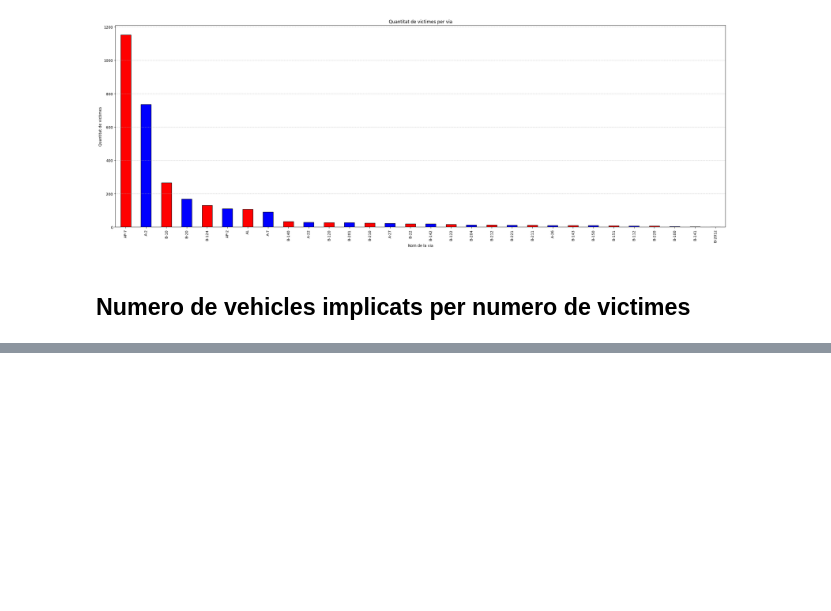
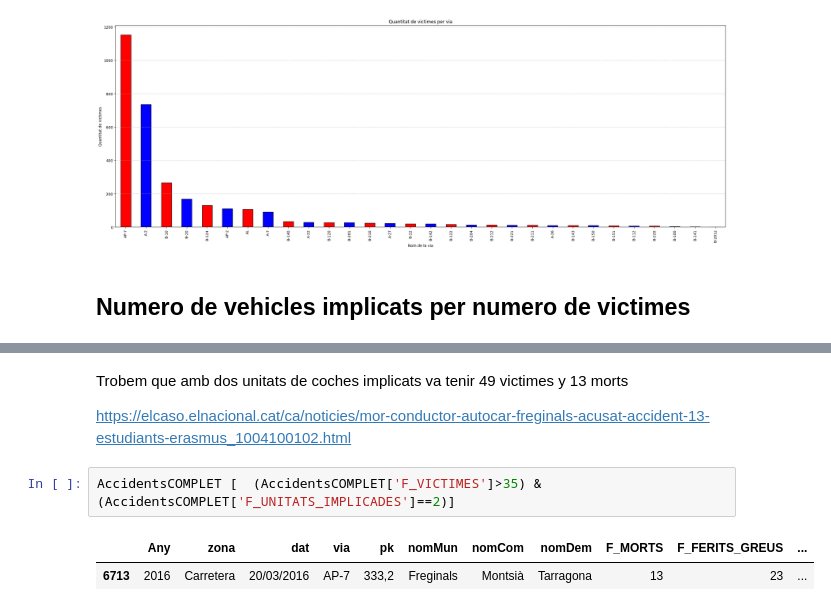
Before and after one commit to SeergiCureero/Proyecto-Analitica-Descriptiva, a Jupyter notebook: main.ipynb, the cells around one changed output, grey strips where cells are left out. Saved outputs shown, nothing was run; the diff lists cells and outputs as text; blank space fills up the shorter version.

```diff
--- a/main.ipynb
+++ b/main.ipynb
@@ -108,0 +100,9 @@ plt.show()
+# %% [markdown]
+Trobem que amb dos unitats de coches implicats va tenir 49 victimes y 13 morts
+
+https://elcaso.elnacional.cat/ca/noticies/mor-conductor-autocar-freginals-acusat-accident-13-estudiants-erasmus_1004100102.html
+# %%
+AccidentsCOMPLET [  (AccidentsCOMPLET['F_VICTIMES']>35) & (AccidentsCOMPLET['F_UNITATS_IMPLICADES']==2)]
+# %% [output]
+|  | Any | zona | dat | via | pk | nomMun | nomCom | nomDem | F_MORTS | F_FERITS_GREUS | ... |
+| 6713 | 2016 | Carretera | 20/03/2016 | AP-7 | 333,2 | Freginals | Montsià | Tarragona | 13 | 23 | ... |
```
Also changed, not shown: parts of 5 cells of this notebook.
